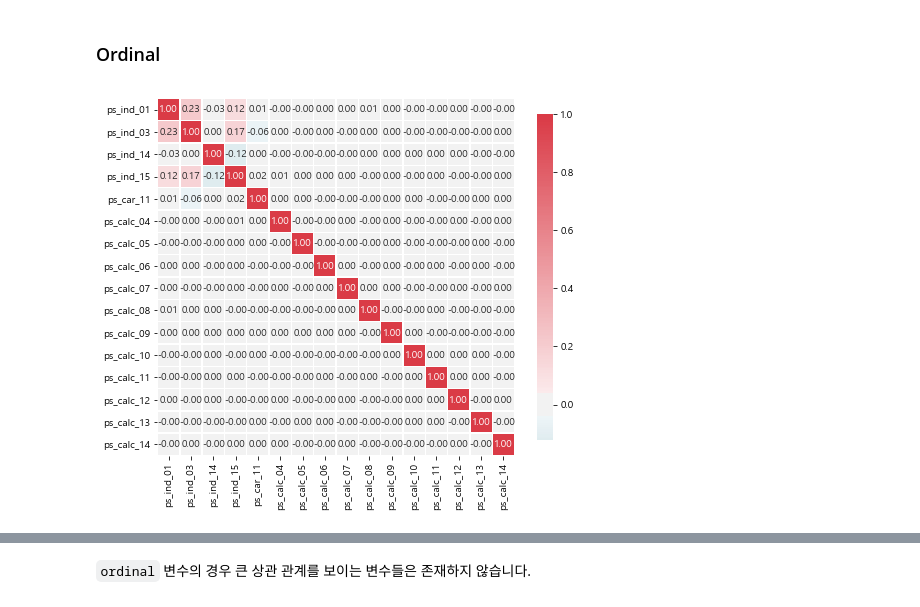
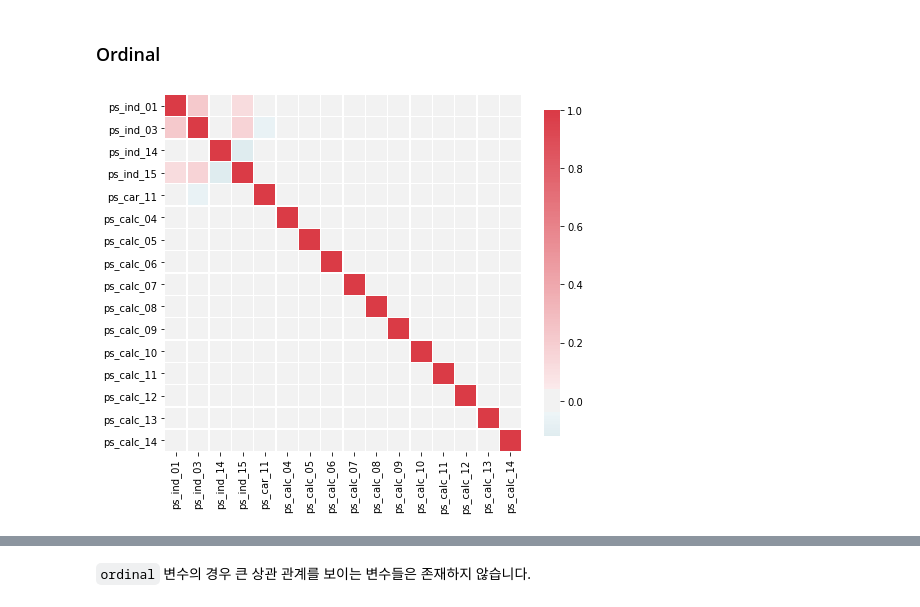
Before and after one commit to hodurie/Kaggle_Challenge, a Jupyter notebook: Porto Seguro/Porto Seguro.ipynb, the cells around one changed output, grey strips where cells are left out. Drawn from its saved outputs; the diff is of its cells as text; code cells hidden in the pictures.

```diff
--- a/Porto Seguro/Porto Seguro.ipynb
+++ b/Porto Seguro/Porto Seguro.ipynb
@@ -457,7 +606,7 @@ for v in vars_interval:
 # %% [markdown]
 ### 범주 개수 파악
 # %%
-v = meta[(meta.level == 'nominal') & (meta.keep)].index
+v = meta_train[(meta_train.level == 'nominal') & (meta_train.keep)].index
 for f in v:
     dist_values = train[f].value_counts().shape[0]
     print('변수 {}는 {}개의 unique한 값을 갖고 있습니다.'.format(f, dist_values))
@@ -567,17 +739,37 @@ def make_plot(datatype = None, x = None, y = None, percent = True):
             sns.lmplot(x = x, y = y, data = s, hue = 'target',
                        palette = 'Set1', scatter_kws = {'alpha' : 0.3})
 # %%
-def make_corr(datatype = None, cor_all = False):
-    if datatype and cor_all:
-        v = meta[meta.keep].index
-    elif datatype:
-        v = meta[(meta.level == datatype) & (meta.keep)].index
+def make_corr(data = None, datatype = None, cor_all = False):
+    if data == 'train':
+        if cor_all:
+            v = meta_train[meta_train.keep].index
+            size = 20
+            annot = False
+        elif datatype:
+            v = meta_train[(meta_train.level == datatype) & (meta_train.keep)].index
+            size = 8
+            annot = False
 
-    corr = train[v].corr()
-    cmap = sns.diverging_palette(220, 10, as_cmap = True)
-    f, ax = plt.subplots(figsize = (8, 8))
-    sns.heatmap(corr, cmap = cmap, vmax = 1, center = 0, fmt = '.2f',
-                square = True, linewidths = 0.5, annot = True, cbar_kws = {'shrink' : 0.75})
+        corr = train[v].corr()
+        cmap = sns.diverging_palette(220, 10, as_cmap = True)
+        f, ax = plt.subplots(figsize = (size, size))
+        sns.heatmap(corr, cmap = cmap, vmax = 1, center = 0, fmt = '.2f',
+                    square = True, linewidths = 0.5, annot = annot, cbar_kws = {'shrink' : 0.75})
+    if data == 'test':
+        if cor_all:
+            v = meta_test[meta_test.keep].index
+            size = 20
+            annot = False
+        elif datatype:
+            v = meta_test[(meta_test.level == datatype) & (meta_test.keep)].index
+            size = 8
+            annot = True
+
+        corr = test[v].corr()
+        cmap = sns.diverging_palette(220, 10, as_cmap = True)
+        f, ax = plt.subplots(figsize = (size, size))
+        sns.heatmap(corr, cmap = cmap, vmax = 1, center = 0, fmt = '.2f',
+                    square = True, linewidths = 0.5, annot = annot, cbar_kws = {'shrink' : 0.75})
 # %% [markdown]
 ### __Nominal__
 `target`이 1인 값들의 비율
@@ -680,6 +917,6 @@ make_plot(datatype = 'interval', x = 'ps_car_13', y = 'ps_car_15')
 # %% [markdown]
 ### Ordinal
 # %%
-make_corr(datatype = 'ordinal')
+make_corr(data = 'train', datatype = 'ordinal')
 # %% [output]
-[figure, old version]
+[figure, new version]
```
Also changed, not shown: parts of 85 cells of this notebook.
